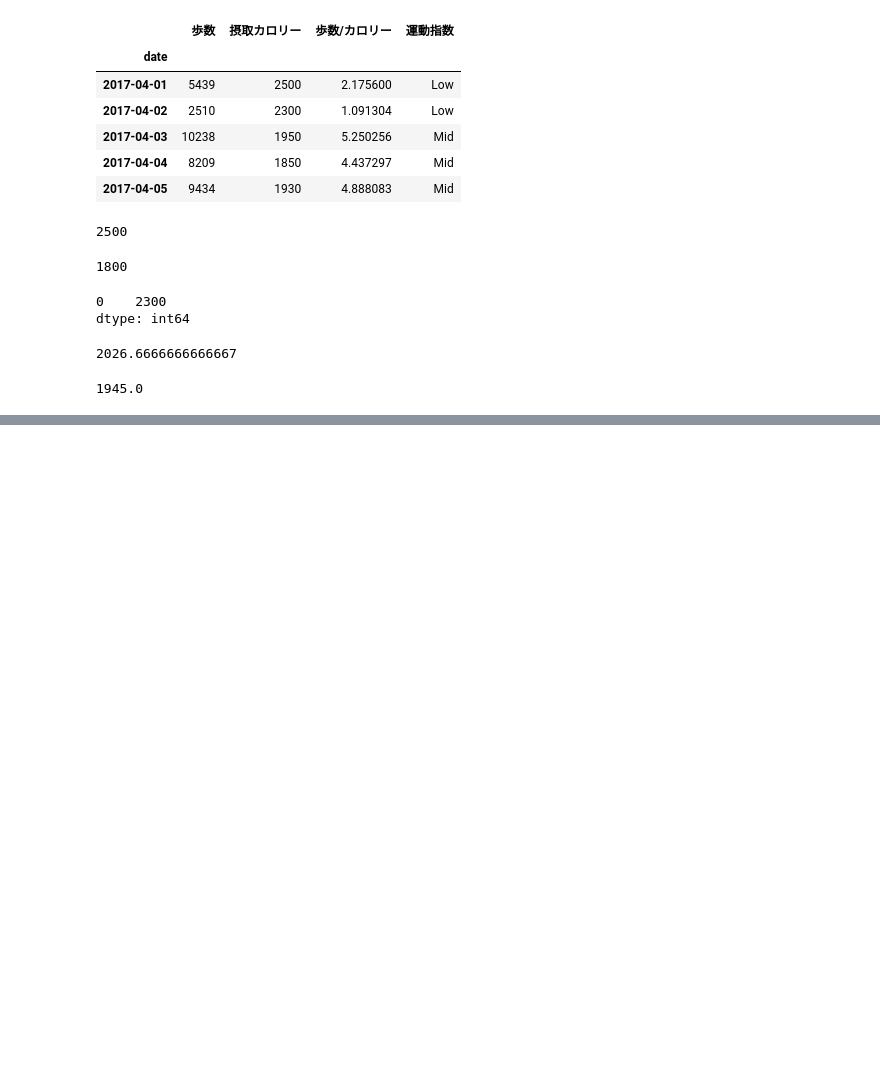
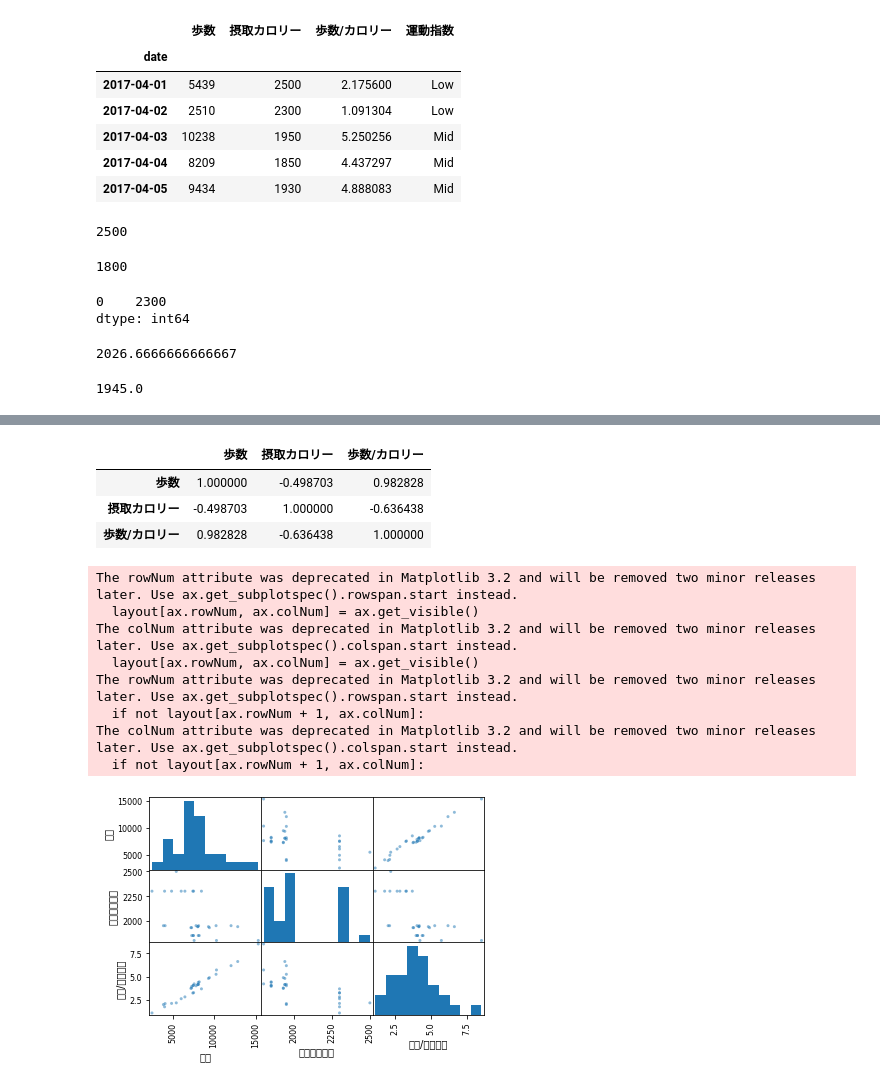
Before and after one commit to YukiNoji3/SampleCode, a Jupyter notebook: Python_DataAnalysis(pandas).ipynb, the cells around one changed output, grey strips where cells are left out. Drawn from its saved outputs; the diff is of its cells as text; code cells hidden in the pictures; blank space fills up the shorter version.

```diff
--- a/Python_DataAnalysis(pandas).ipynb
+++ b/Python_DataAnalysis(pandas).ipynb
@@ -511,0 +953,7 @@ df.loc[:, '摂取カロリー'].median()
+# %%
+df.corr()
+# %% [output]
+|  | 歩数 | 摂取カロリー | 歩数/カロリー |
+| 歩数 | 1.000000 | -0.498703 | 0.982828 |
+| 摂取カロリー | -0.498703 | 1.000000 | -0.636438 |
+| 歩数/カロリー | 0.982828 | -0.636438 | 1.000000 |
@@ -511,0 +964,12 @@ df.loc[:, '摂取カロリー'].median()
+# %%
+_ = scatter_matrix(df)
+# %% [output]
+The rowNum attribute was deprecated in Matplotlib 3.2 and will be removed two minor releases later. Use ax.get_subplotspec().rowspan.start instead.
+  layout[ax.rowNum, ax.colNum] = ax.get_visible()
+The colNum attribute was deprecated in Matplotlib 3.2 and will be removed two minor releases later. Use ax.get_subplotspec().colspan.start instead.
+  layout[ax.rowNum, ax.colNum] = ax.get_visible()
+The rowNum attribute was deprecated in Matplotlib 3.2 and will be removed two minor releases later. Use ax.get_subplotspec().rowspan.start instead.
+  if not layout[ax.rowNum + 1, ax.colNum]:
+The colNum attribute was deprecated in Matplotlib 3.2 and will be removed two minor releases later. Use ax.get_subplotspec().colspan.start instead.
+  if not layout[ax.rowNum + 1, ax.colNum]:
+[figure, added]
```
Also changed, not shown: parts of 41 cells of this notebook.
